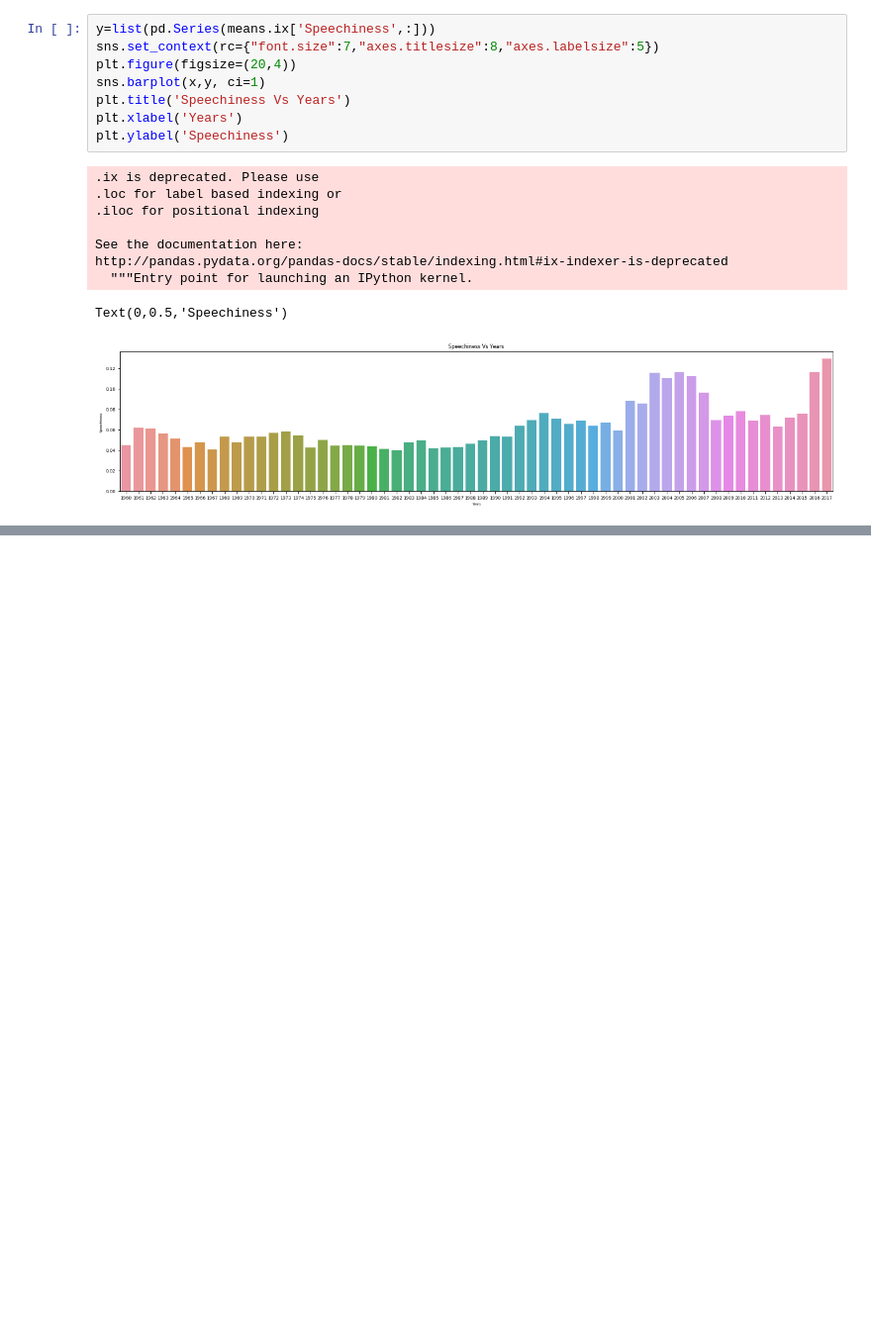
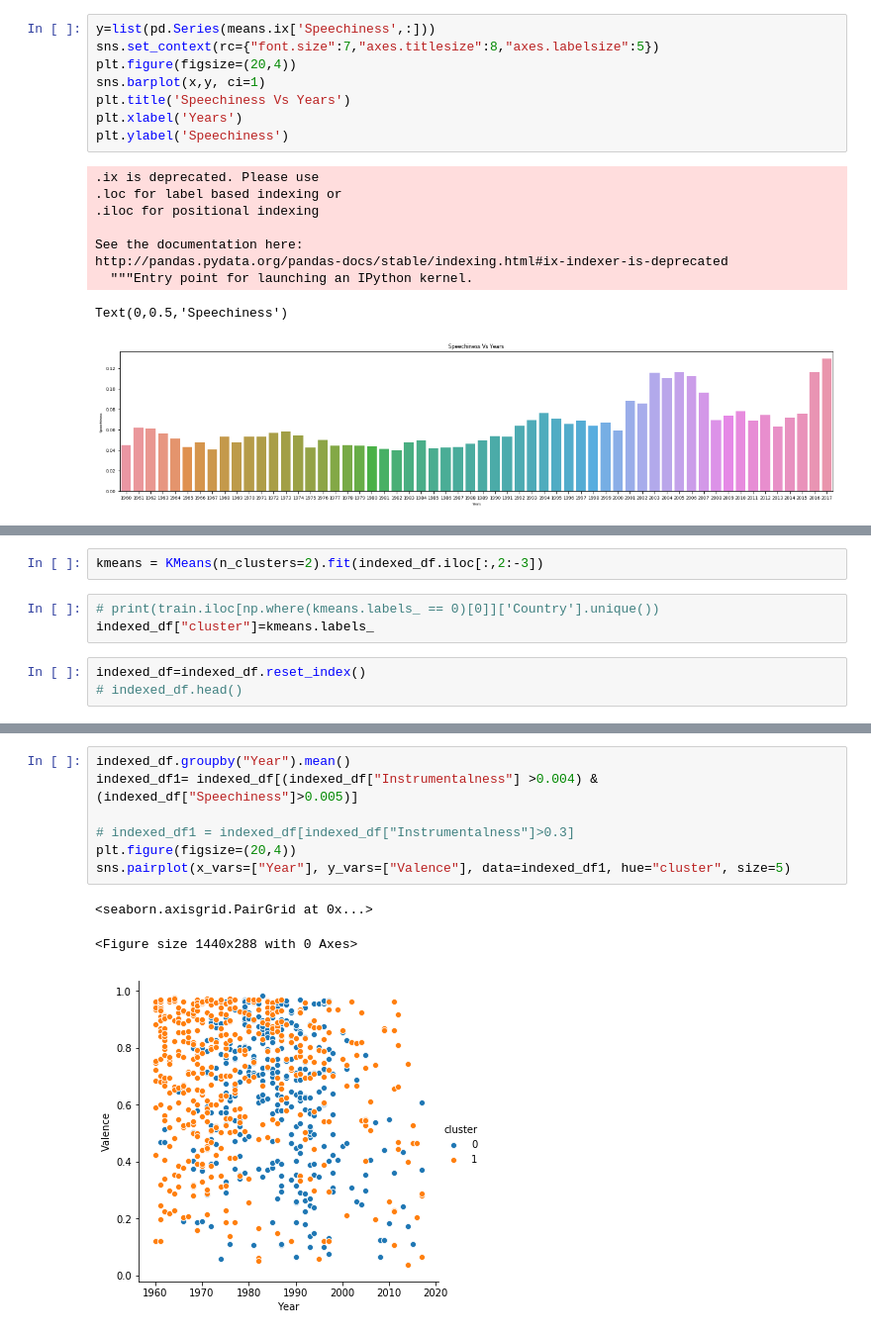
Before and after one commit to shazlie/ToolsProject, a Jupyter notebook: Spotify_project.ipynb, the cells around one changed output, grey strips where cells are left out. Shown at 99% size. Drawn from its saved outputs; the diff is of its cells as text; blank space fills up the shorter version.

```diff
--- a/Spotify_project.ipynb
+++ b/Spotify_project.ipynb
@@ -435,0 +510,8 @@ Text(0,0.5,'Speechiness')
+# %%
+kmeans = KMeans(n_clusters=2).fit(indexed_df.iloc[:,2:-3])
+# %%
+# print(train.iloc[np.where(kmeans.labels_ == 0)[0]]['Country'].unique())
+indexed_df["cluster"]=kmeans.labels_
+# %%
+indexed_df=indexed_df.reset_index()
+# indexed_df.head()
@@ -435,0 +525,11 @@ Text(0,0.5,'Speechiness')
+# %%
+indexed_df.groupby("Year").mean()
+indexed_df1= indexed_df[(indexed_df["Instrumentalness"] >0.004) & (indexed_df["Speechiness"]>0.005)]
+
+# indexed_df1 = indexed_df[indexed_df["Instrumentalness"]>0.3]
+plt.figure(figsize=(20,4))
+sns.pairplot(x_vars=["Year"], y_vars=["Valence"], data=indexed_df1, hue="cluster", size=5)
+# %% [output]
+<seaborn.axisgrid.PairGrid at 0x...>
+<Figure size 1440x288 with 0 Axes>
+[figure, added]
```
Also changed, not shown: parts of 12 cells of this notebook.
